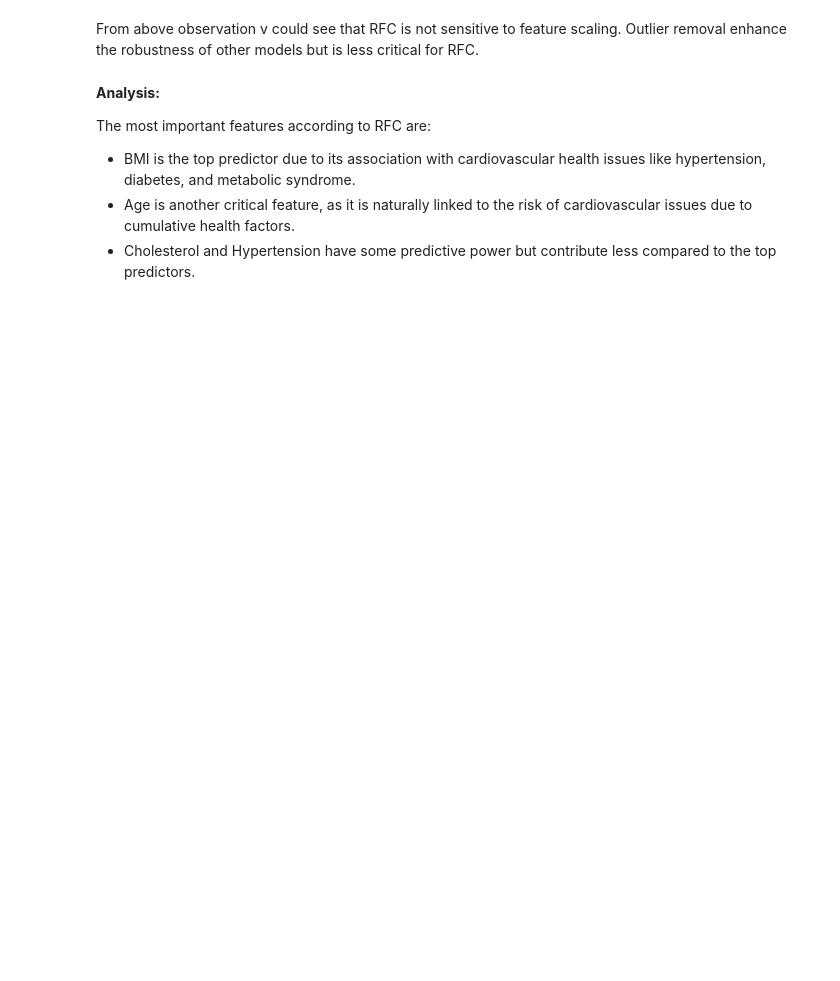
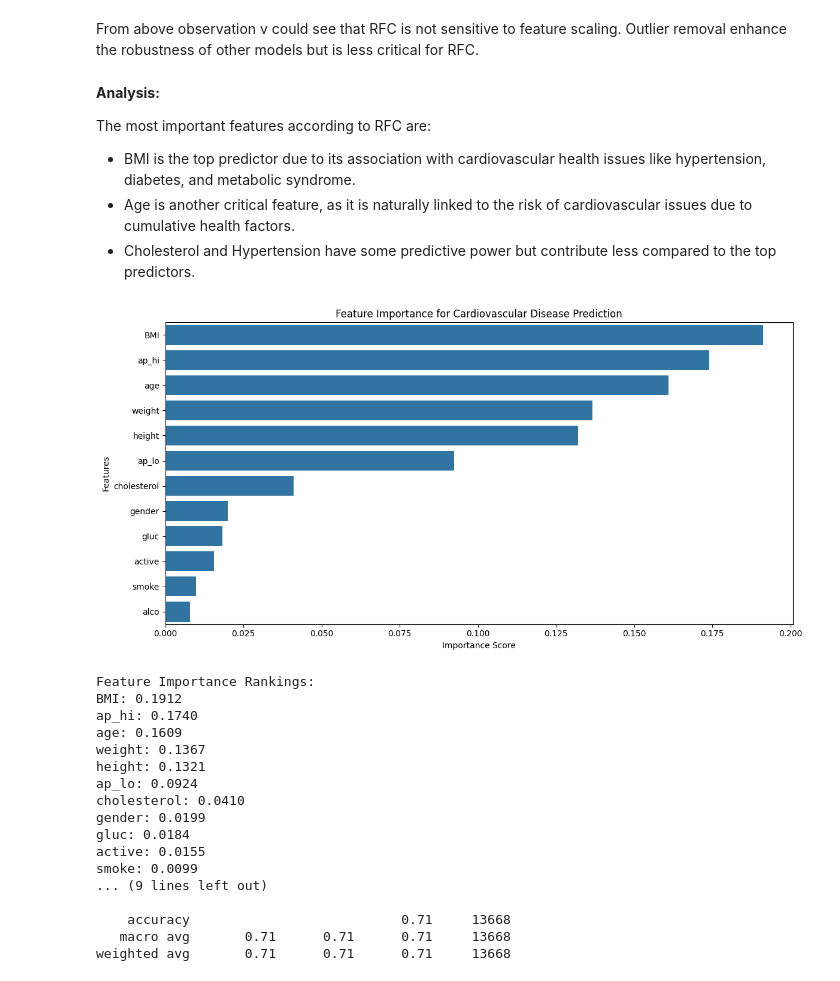
Before and after one commit to Dcode-7/CVD-Model, a Jupyter notebook: CVD_Model.ipynb, the cells around one changed output. Saved outputs shown, nothing was run; the diff lists cells and outputs as text; code cells hidden in the pictures; blank space fills up the shorter version.

Commit message:
tensorflow-pca,svd,lda,standardScaled, graphs and inferences

```diff
--- a/CVD_Model.ipynb
+++ b/CVD_Model.ipynb
@@ -1915,3 +1917,68 @@ The most important features according to RFC are:
 *  BMI is the top predictor due to its association with cardiovascular health issues like hypertension, diabetes, and metabolic syndrome.
 *   Age is another critical feature, as it is naturally linked to the risk of cardiovascular issues due to cumulative health factors.
 *  Cholesterol and  Hypertension have some predictive power but contribute less compared to the top predictors.
+# %%
+import pandas as pd
+import numpy as np
+from sklearn.ensemble import RandomForestClassifier
+import matplotlib.pyplot as plt
+import seaborn as sns
+from sklearn.metrics import accuracy_score, classification_report
+
+# Get the column names before scaling
+feature_names = X_train.columns
+
+# Train Random Forest Classifier using the scaled numpy arrays
+rf_model = RandomForestClassifier(n_estimators=100, random_state=42)
+rf_model.fit(X_train_scaled, y_train)
+
+# Get feature importance scores
+feature_importance = pd.DataFrame({
+    'feature': feature_names,
+    'importance': rf_model.feature_importances_
+})
+
+# Sort features by importance
+feature_importance = feature_importance.sort_values('importance', ascending=False)
+
+# Create feature importance plot
+plt.figure(figsize=(12, 6))
+sns.barplot(x='importance', y='feature', data=feature_importance)
+plt.title('Feature Importance for Cardiovascular Disease Prediction')
+plt.xlabel('Importance Score')
+plt.ylabel('Features')
+plt.tight_layout()
+plt.show()
+
+# Print feature importance scores
+print("\nFeature Importance Rankings:")
+for idx, row in feature_importance.iterrows():
+    print(f"{row['feature']}: {row['importance']:.4f}")
+
+# Calculate model performance
+y_pred = rf_model.predict(X_test_scaled)
+accuracy = accuracy_score(y_test, y_pred)
+print(f"\nModel Accuracy: {accuracy:.4f}")
+
+# Generate classification report
+print("\nClassification Report:")
+print(classification_report(y_test, y_pred))
+# %% [output]
+[figure, added]
+Feature Importance Rankings:
+BMI: 0.1912
+ap_hi: 0.1740
+age: 0.1609
+weight: 0.1367
+height: 0.1321
+ap_lo: 0.0924
+cholesterol: 0.0410
+gender: 0.0199
+gluc: 0.0184
+active: 0.0155
+smoke: 0.0099
+... (9 lines left out)
+
+    accuracy                           0.71     13668
+   macro avg       0.71      0.71      0.71     13668
+weighted avg       0.71      0.71      0.71     13668
```
Also changed, not shown: parts of 22 cells of this notebook.
